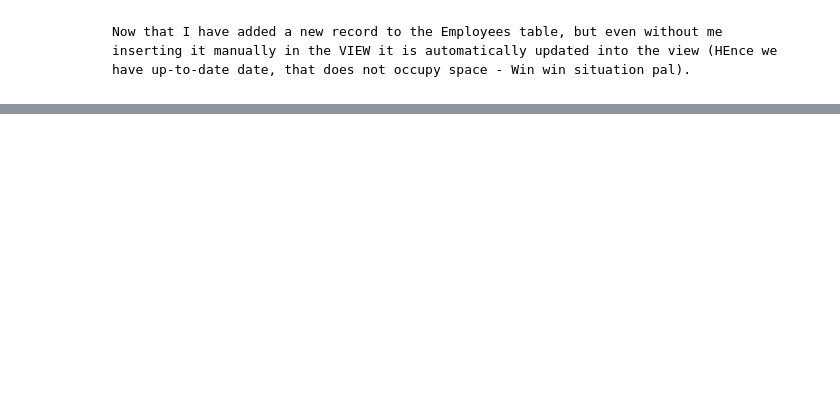
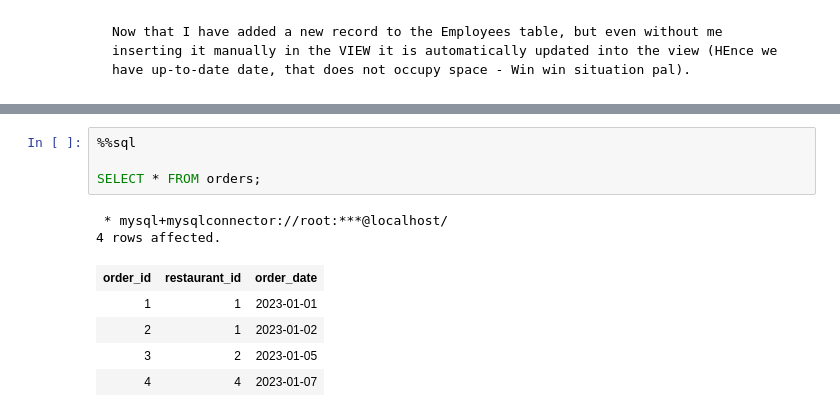
Before and after one commit to LShreeChaithanya/Solid_fundamentals_SQL, a Jupyter notebook: sql_learning.ipynb, the cells around one changed output, grey strips where cells are left out. Drawn from its saved outputs; the diff is of its cells as text; blank space fills up the shorter version.

```diff
--- a/sql_learning.ipynb
+++ b/sql_learning.ipynb
@@ -2413,0 +2480,12 @@ SELECT * FROM high_earners;
+# %%
+%%sql
+
+SELECT * FROM orders;
+# %% [output]
+ * mysql+mysqlconnector://root:***@localhost/
+4 rows affected.
+| order_id | restaurant_id | order_date |
+| 1 | 1 | 2023-01-01 |
+| 2 | 1 | 2023-01-02 |
+| 3 | 2 | 2023-01-05 |
+| 4 | 4 | 2023-01-07 |
```
Also changed, not shown: parts of 31 cells of this notebook, 1 other file.
